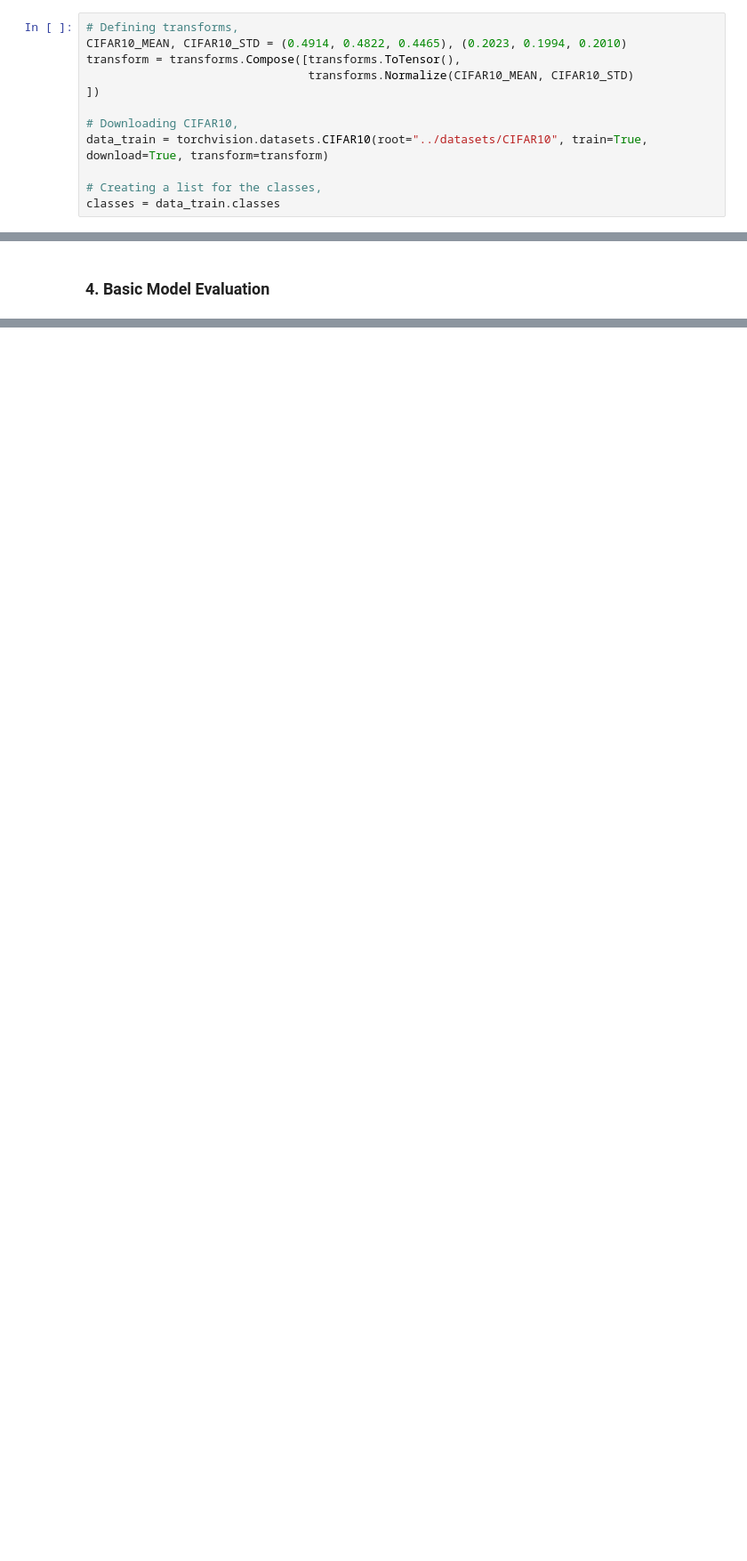
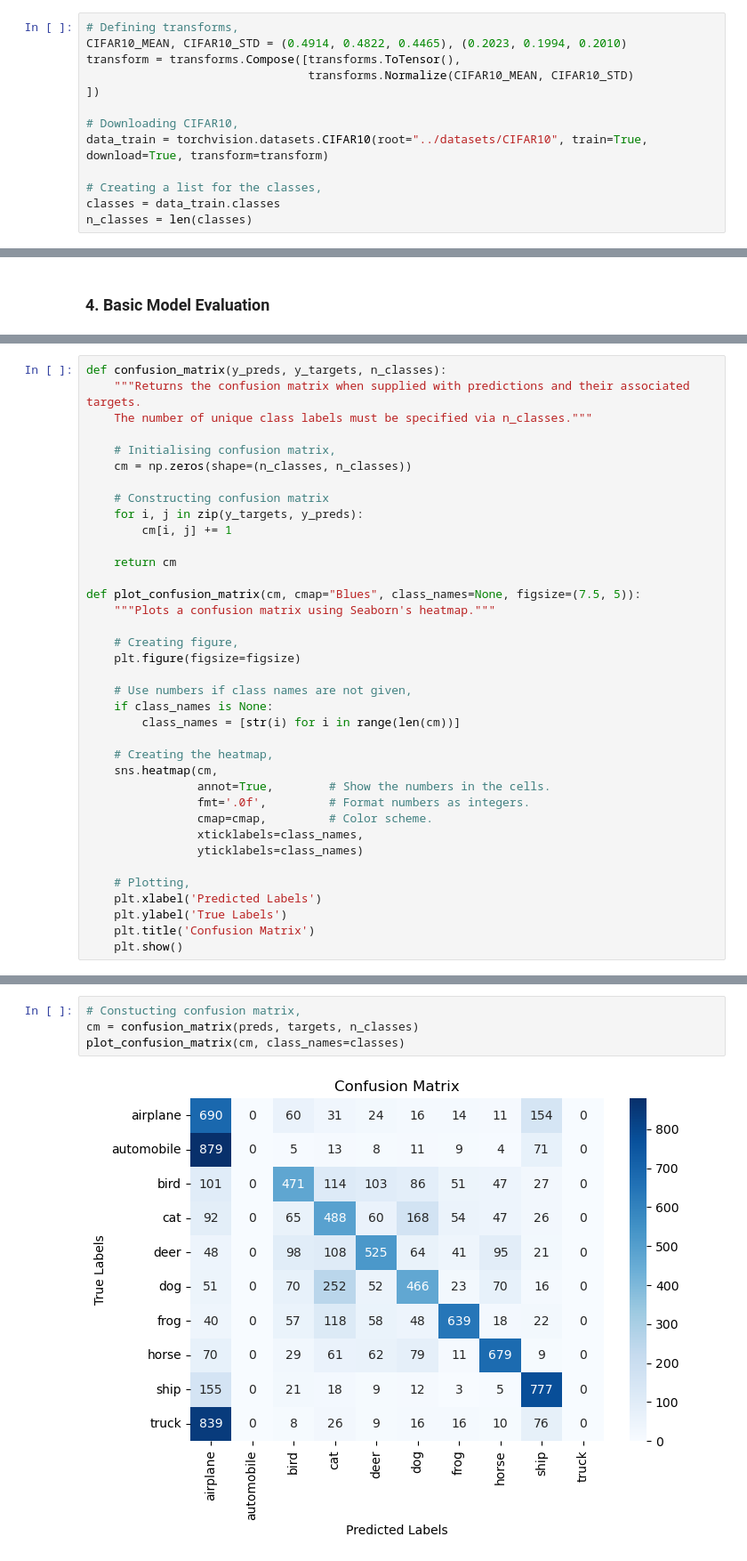
Before and after one commit to prithvi-ramrucha/pytorch-tensorflow-lab, a Jupyter notebook: 2. CNN Fundamentals/0. Creating CNNs in PyTorch.ipynb, the cells around one changed output, grey strips where cells are left out. Shown at 89% size. Cells and saved outputs as stored; diff of their text form; blank space fills up the shorter version.

Commit message:
almost completed "0. Creating CNNs in...".

```diff
--- a/2. CNN Fundamentals/0. Creating CNNs in PyTorch.ipynb
+++ b/2. CNN Fundamentals/0. Creating CNNs in PyTorch.ipynb
@@ -50,6 +54,7 @@ data_train = torchvision.datasets.CIFAR10(root="../datasets/CIFAR10", train=True
 
 # Creating a list for the classes,
 classes = data_train.classes
+n_classes = len(classes)
 # %% [markdown]
 Each image has `32x32` pixels with RGB colour. RBG images have three channels, as opposed to gray scale images which only have a single channel. PyTorch uses a channel first scheme while Matplotlib use a channel last scheme. For this reason, we permute the image before visualising it via Matplotlib,
 # %%
@@ -303,0 +370,37 @@ optimiser.load_state_dict(torch.load(f"./models/optimiser-{checkpoint_timestamp}
+# %%
+def confusion_matrix(y_preds, y_targets, n_classes):
+    """Returns the confusion matrix when supplied with predictions and their associated targets.
+    The number of unique class labels must be specified via n_classes."""
+
+    # Initialising confusion matrix,
+    cm = np.zeros(shape=(n_classes, n_classes))
+
+    # Constructing confusion matrix
+    for i, j in zip(y_targets, y_preds):
+        cm[i, j] += 1
+
+    return cm
+
+def plot_confusion_matrix(cm, cmap="Blues", class_names=None, figsize=(7.5, 5)):
+    """Plots a confusion matrix using Seaborn's heatmap."""
+
+    # Creating figure,
+    plt.figure(figsize=figsize)
+
+    # Use numbers if class names are not given,
+    if class_names is None:
+        class_names = [str(i) for i in range(len(cm))]
+
+    # Creating the heatmap,
+    sns.heatmap(cm,
+                annot=True,        # Show the numbers in the cells.
+                fmt='.0f',         # Format numbers as integers.
+                cmap=cmap,         # Color scheme.
+                xticklabels=class_names,
+                yticklabels=class_names)
+
+    # Plotting,
+    plt.xlabel('Predicted Labels')
+    plt.ylabel('True Labels')
+    plt.title('Confusion Matrix')
+    plt.show()
@@ -303,0 +409,6 @@ optimiser.load_state_dict(torch.load(f"./models/optimiser-{checkpoint_timestamp}
+# %%
+# Constucting confusion matrix,
+cm = confusion_matrix(preds, targets, n_classes)
+plot_confusion_matrix(cm, class_names=classes)
+# %% [output]
+[figure, added]
```
Also changed, not shown: parts of 16 cells of this notebook, 1 other file.
